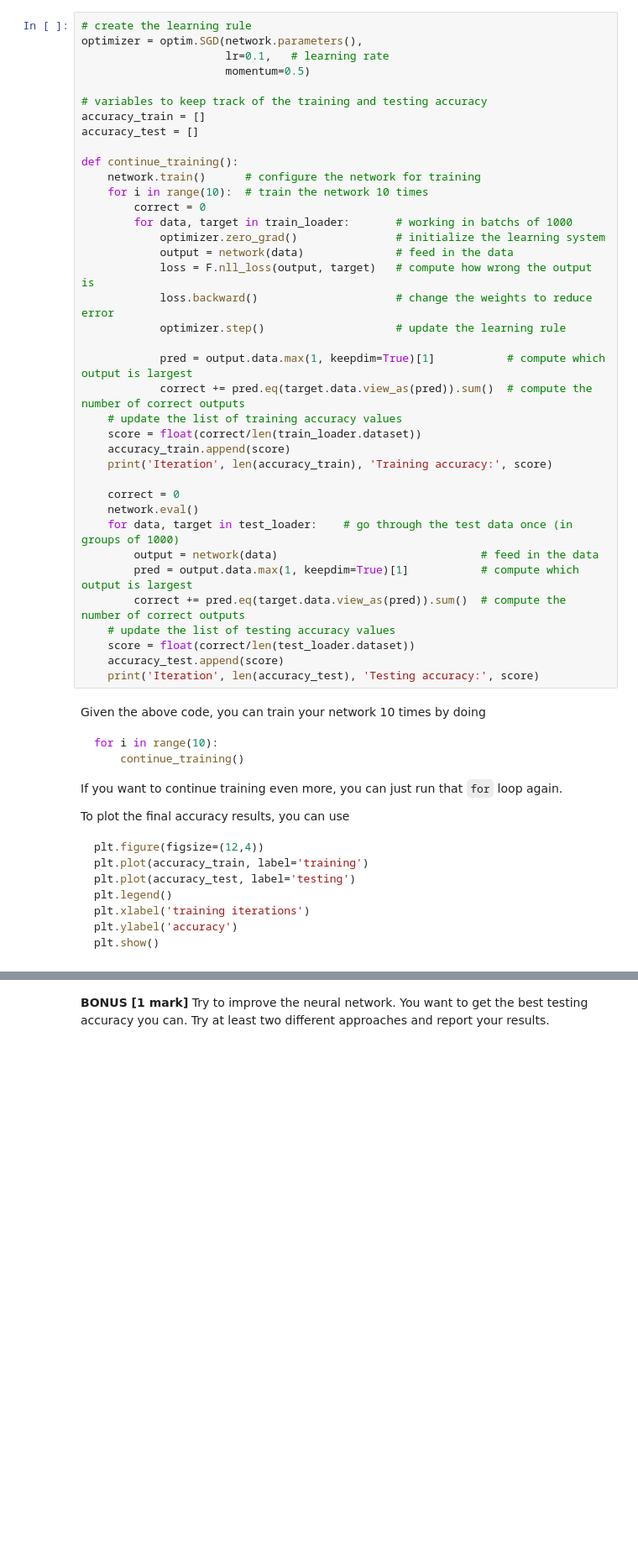
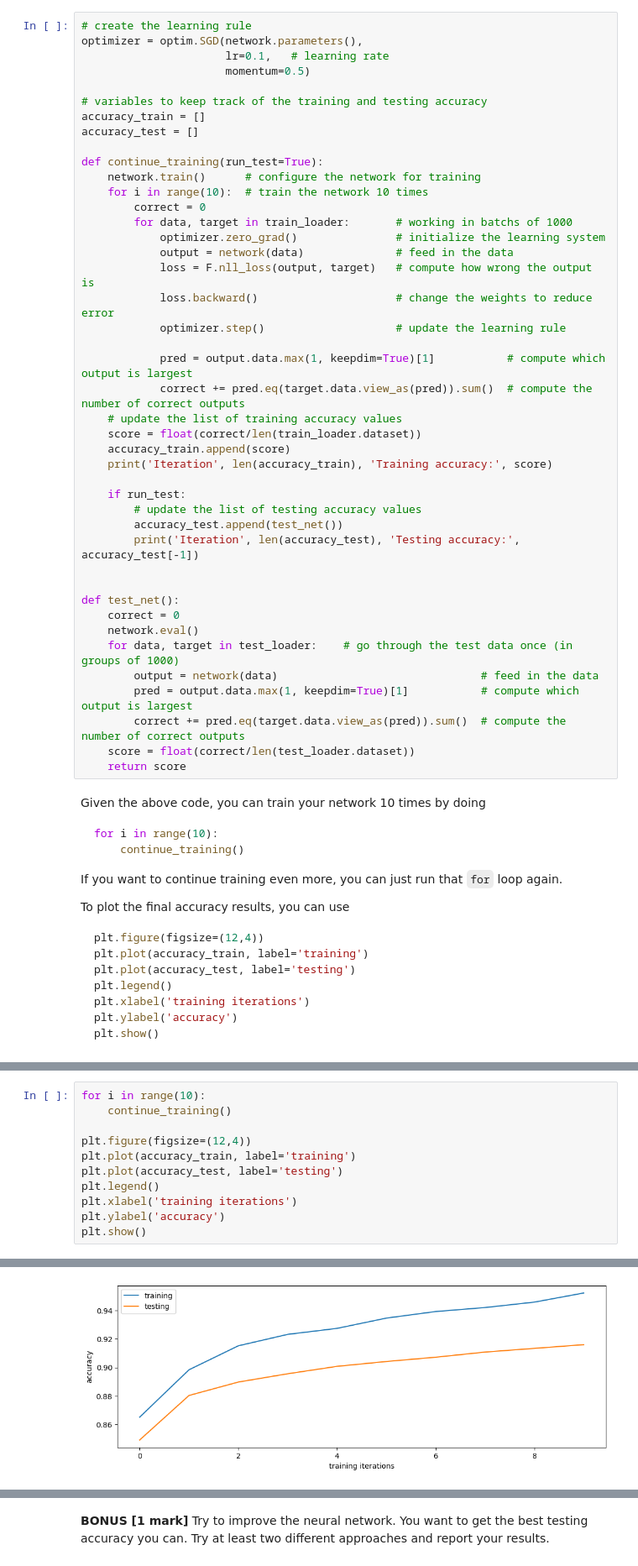
Before and after one commit to draymond63/syde-552, a Jupyter notebook: assignment2.ipynb, the cells around one changed output, grey strips where cells are left out. Shown: that part at 84% size. Drawn from its saved outputs; the diff is of its cells as text; blank space fills up the shorter version.

```diff
--- a/assignment2.ipynb
+++ b/assignment2.ipynb
@@ -295,7 +324,7 @@ optimizer = optim.SGD(network.parameters(),
 accuracy_train = []
 accuracy_test = []
 
-def continue_training():
+def continue_training(run_test=True):
     network.train()      # configure the network for training
     for i in range(10):  # train the network 10 times
         correct = 0
@@ -313,16 +342,21 @@ def continue_training():
     accuracy_train.append(score)
     print('Iteration', len(accuracy_train), 'Training accuracy:', score)
 
+    if run_test:
+        # update the list of testing accuracy values
+        accuracy_test.append(test_net())
+        print('Iteration', len(accuracy_test), 'Testing accuracy:', accuracy_test[-1])
+
+
+def test_net():
     correct = 0
     network.eval()
     for data, target in test_loader:    # go through the test data once (in groups of 1000)
         output = network(data)                               # feed in the data
         pred = output.data.max(1, keepdim=True)[1]           # compute which output is largest
         correct += pred.eq(target.data.view_as(pred)).sum()  # compute the number of correct outputs
-    # update the list of testing accuracy values
     score = float(correct/len(test_loader.dataset))
-    accuracy_test.append(score)
-    print('Iteration', len(accuracy_test), 'Testing accuracy:', score)
+    return score
 # %% [markdown]
 Given the above code, you can train your network 10 times by doing
 
@@ -351,0 +388,12 @@ plt.show()
+# %%
+for i in range(10):
+    continue_training()
+
+plt.figure(figsize=(12,4))
+plt.plot(accuracy_train, label='training')
+plt.plot(accuracy_test, label='testing')
+plt.legend()
+plt.xlabel('training iterations')
+plt.ylabel('accuracy')
+plt.show()
+# %% [output]
@@ -352,3 +420,4 @@ plt.show()
+[figure, added]
 # %% [markdown]
 **3. b) [1 mark]** Repeat question 3a five times.  This does not mean to run a single model for 50 iterations.  Rather, you need to reset the model and train it again.  The easiest way to do this is to recreate the network and the optimizer like this:
 
```
Also changed, not shown: parts of 13 cells of this notebook.
